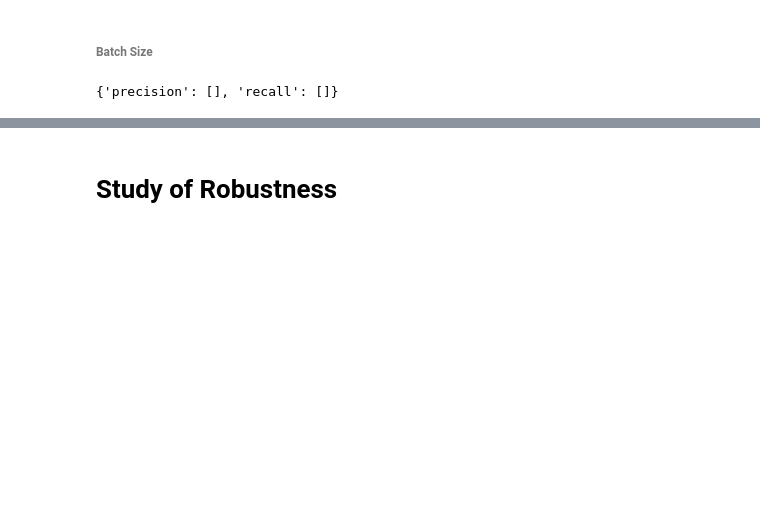
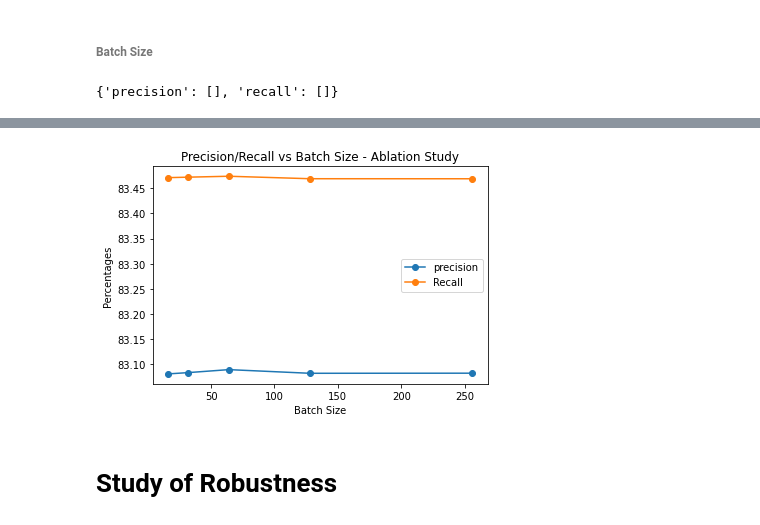
Before and after one commit to aislinblack/CS6120-NLP-Project, a Jupyter notebook: GPT/GPT.ipynb, the cells around one changed output, grey strips where cells are left out. Drawn from its saved outputs; the diff is of its cells as text; code cells hidden in the pictures; blank space fills up the shorter version.

```diff
--- a/GPT/GPT.ipynb
+++ b/GPT/GPT.ipynb
@@ -1100,2 +1043,13 @@ InvalidRequestError: ignored
+# %%
+# Visualizing the study
+plt.plot([16, 32, 64, 128, 256], np.array(ablation_batch_size['precision']) * 100, marker='o')
+plt.plot([16, 32, 64, 128, 256], np.array(ablation_batch_size['recall']) * 100, marker='o')
+plt.xlabel("Batch Size")
+plt.ylabel("Percentages")
+plt.title("Precision/Recall vs Batch Size - Ablation Study")
+plt.legend(['precision', 'Recall'])
+plt.show()
+# %% [output]
+[figure, added]
 # %% [markdown]
 # Study of Robustness
```
Also changed, not shown: parts of 26 cells of this notebook.
